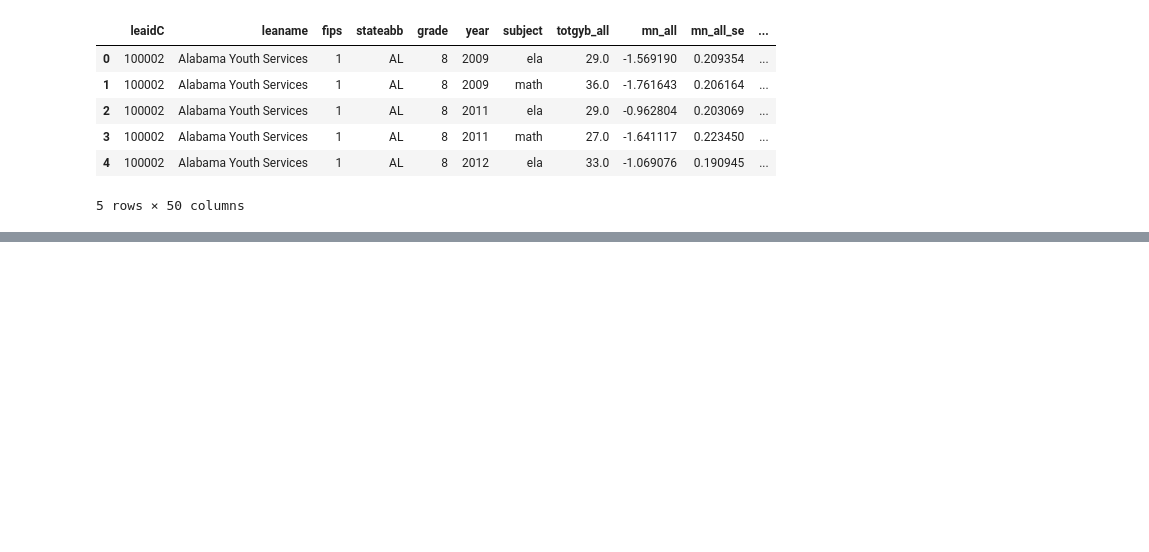
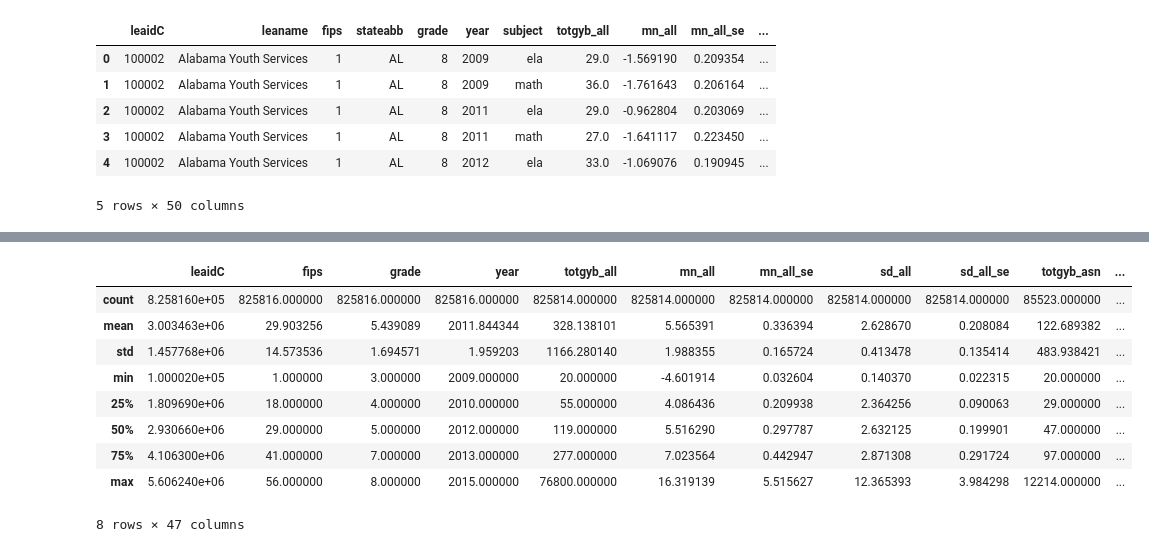
Before and after one commit to tbuck09/Education_Data_Visualization_Project, a Jupyter notebook: SEDA_Data_EDA.ipynb, the cells around one changed output, grey strips where cells are left out. Drawn from its saved outputs; the diff is of its cells as text; code cells hidden in the pictures; blank space fills up the shorter version.

Commit message:
Added more files to SEDA EDA file for exploration

```diff
--- a/SEDA_Data_EDA.ipynb
+++ b/SEDA_Data_EDA.ipynb
@@ -3,6 +3,8 @@
 # %%
 import numpy as np
 import pandas as pd
+
+pd.set_option('display.max_columns', 500)
 # %% [markdown]
 # Read in Data
 # %%
@@ -242,0 +247,2 @@ dropna_all_geodist_long_CS.head()
+# %%
+long_gcs= pd.read_csv("resources\SEDA_geodist_long_GCS_v21.csv")
@@ -242,0 +263,14 @@ dropna_all_geodist_long_CS.head()
+# %%
+desc_long_gcs= long_gcs.describe()
+desc_long_gcs
+# %% [output]
+|  | leaidC | fips | grade | year | totgyb_all | mn_all | mn_all_se | sd_all | sd_all_se | totgyb_asn | ... |
+| count | 8.258160e+05 | 825816.000000 | 825816.000000 | 825816.000000 | 825814.000000 | 825814.000000 | 825814.000000 | 825814.000000 | 825814.000000 | 85523.000000 | ... |
+| mean | 3.003463e+06 | 29.903256 | 5.439089 | 2011.844344 | 328.138101 | 5.565391 | 0.336394 | 2.628670 | 0.208084 | 122.689382 | ... |
+| std | 1.457768e+06 | 14.573536 | 1.694571 | 1.959203 | 1166.280140 | 1.988355 | 0.165724 | 0.413478 | 0.135414 | 483.938421 | ... |
+| min | 1.000020e+05 | 1.000000 | 3.000000 | 2009.000000 | 20.000000 | -4.601914 | 0.032604 | 0.140370 | 0.022315 | 20.000000 | ... |
+| 25% | 1.809690e+06 | 18.000000 | 4.000000 | 2010.000000 | 55.000000 | 4.086436 | 0.209938 | 2.364256 | 0.090063 | 29.000000 | ... |
+| 50% | 2.930660e+06 | 29.000000 | 5.000000 | 2012.000000 | 119.000000 | 5.516290 | 0.297787 | 2.632125 | 0.199901 | 47.000000 | ... |
+| 75% | 4.106300e+06 | 41.000000 | 7.000000 | 2013.000000 | 277.000000 | 7.023564 | 0.442947 | 2.871308 | 0.291724 | 97.000000 | ... |
+| max | 5.606240e+06 | 56.000000 | 8.000000 | 2015.000000 | 76800.000000 | 16.319139 | 5.515627 | 12.365393 | 3.984298 | 12214.000000 | ... |
+8 rows × 47 columns
```
Also changed, not shown: parts of 27 cells of this notebook, 1 other file.
